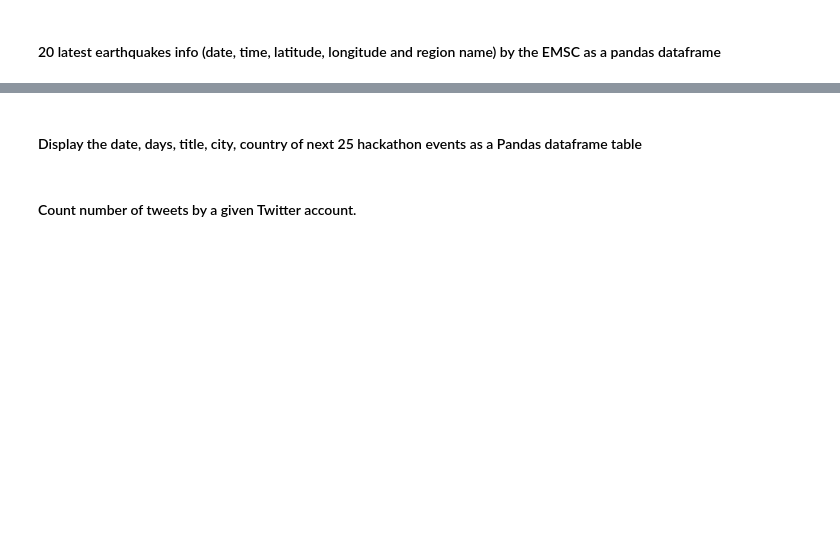
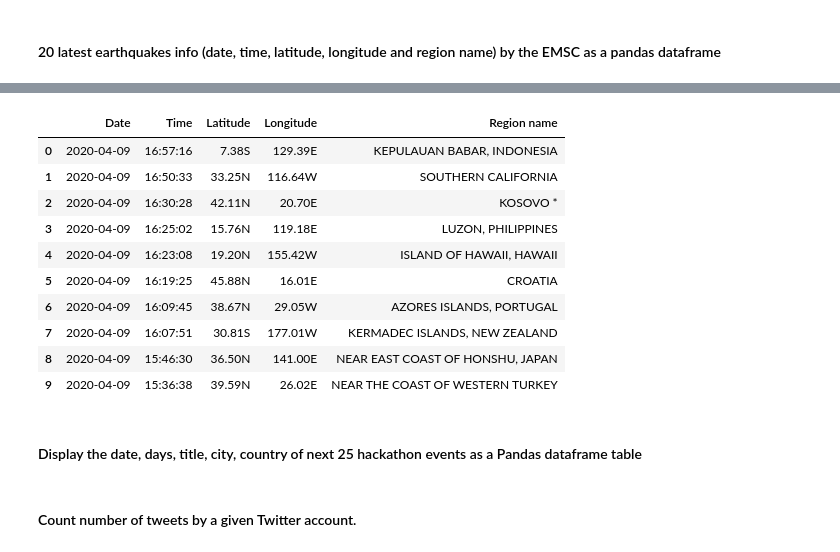
Before and after one commit to ironhack-datalabs/datamad0320, a Jupyter notebook: module-1/lab-web-scraping/your-code/main.ipynb, the cells around one changed output, grey strips where cells are left out. Cells and saved outputs as stored; diff of their text form; code cells hidden in the pictures; blank space fills up the shorter version.

```diff
--- a/module-1/lab-web-scraping/your-code/main.ipynb
+++ b/module-1/lab-web-scraping/your-code/main.ipynb
@@ -132,0 +275,6 @@ url = 'https://www.emsc-csem.org/Earthquake/'
+# %%
+# Hacer la request
+request = requests.get(url)
+# Parsear la request con BeatifulSoup
+texto_soup = BeautifulSoup((requests.get(url)).text)
+print(texto_soup)
@@ -132,0 +333,5 @@ url = 'https://www.emsc-csem.org/Earthquake/'
+# %%
+# Cuerpo
+tab_body = texto_soup.select("tbody tr[class^=ligne]")
+len(tab_body)
+lista = [(linea.text).split("\xa0") for linea in tab_body][:10]
@@ -133,3 +342,34 @@ url = 'https://www.emsc-csem.org/Earthquake/'
+# %%
+df = pd.DataFrame(lista)
+# Quitar columnas vacías
+df = df.iloc[:,[0,3,4,6,7,9,10]]
+# Limpiar las fechas
+df["Date"] = df[0].str.extract(r'(2020-04-09)', expand=False)
+# Limpiar la hora
+df["Time"] = df[3].str.extract(r'^(\d\d\:\d\d\:\d\d)', expand=False)
+#Extraer latitud
+df["Latitude"] = df[3].str.extract(r'o(\d+\.\d+)', expand=False)
+# Concatenarla con la columna 4
+df["Latitude"] = df["Latitude"]+df[4]
+#Concatenar longitud
+df["Longitude"] = df[6]+df[7]
+# Limpiar la columna de regiones
+#Extraer latitud
+df["Region name"] = df[10].str.extract(r'([^\d]*)', expand=False)
+df_final = df[["Date", "Time", "Latitude", "Longitude", "Region name"]]
+df_final
+# %% [output]
+|  | Date | Time | Latitude | Longitude | Region name |
+| 0 | 2020-04-09 | 16:57:16 | 7.38S | 129.39E | KEPULAUAN BABAR, INDONESIA |
+| 1 | 2020-04-09 | 16:50:33 | 33.25N | 116.64W | SOUTHERN CALIFORNIA |
+| 2 | 2020-04-09 | 16:30:28 | 42.11N | 20.70E | KOSOVO * |
+| 3 | 2020-04-09 | 16:25:02 | 15.76N | 119.18E | LUZON, PHILIPPINES |
+| 4 | 2020-04-09 | 16:23:08 | 19.20N | 155.42W | ISLAND OF HAWAII, HAWAII |
+| 5 | 2020-04-09 | 16:19:25 | 45.88N | 16.01E | CROATIA |
+| 6 | 2020-04-09 | 16:09:45 | 38.67N | 29.05W | AZORES ISLANDS, PORTUGAL |
+| 7 | 2020-04-09 | 16:07:51 | 30.81S | 177.01W | KERMADEC ISLANDS, NEW ZEALAND |
+| 8 | 2020-04-09 | 15:46:30 | 36.50N | 141.00E | NEAR EAST COAST OF HONSHU, JAPAN |
+| 9 | 2020-04-09 | 15:36:38 | 39.59N | 26.02E | NEAR THE COAST OF WESTERN TURKEY |
 # %% [markdown]
 #### Display the date, days, title, city, country of next 25 hackathon events as a Pandas dataframe table
 # %%
```
Also changed, not shown: parts of 32 cells of this notebook.
